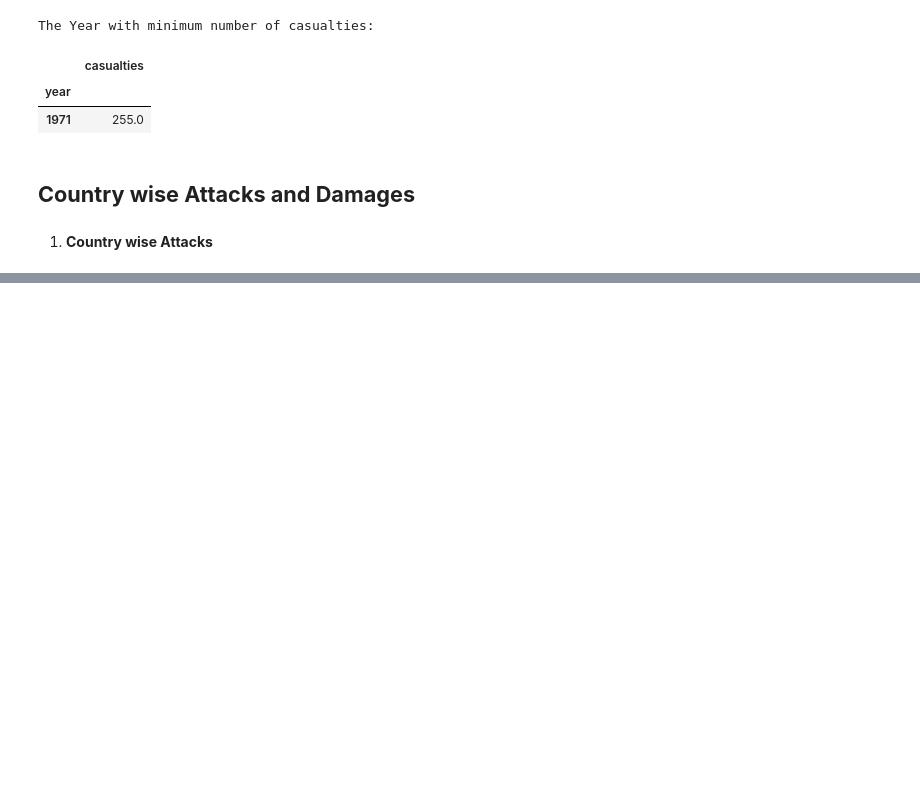
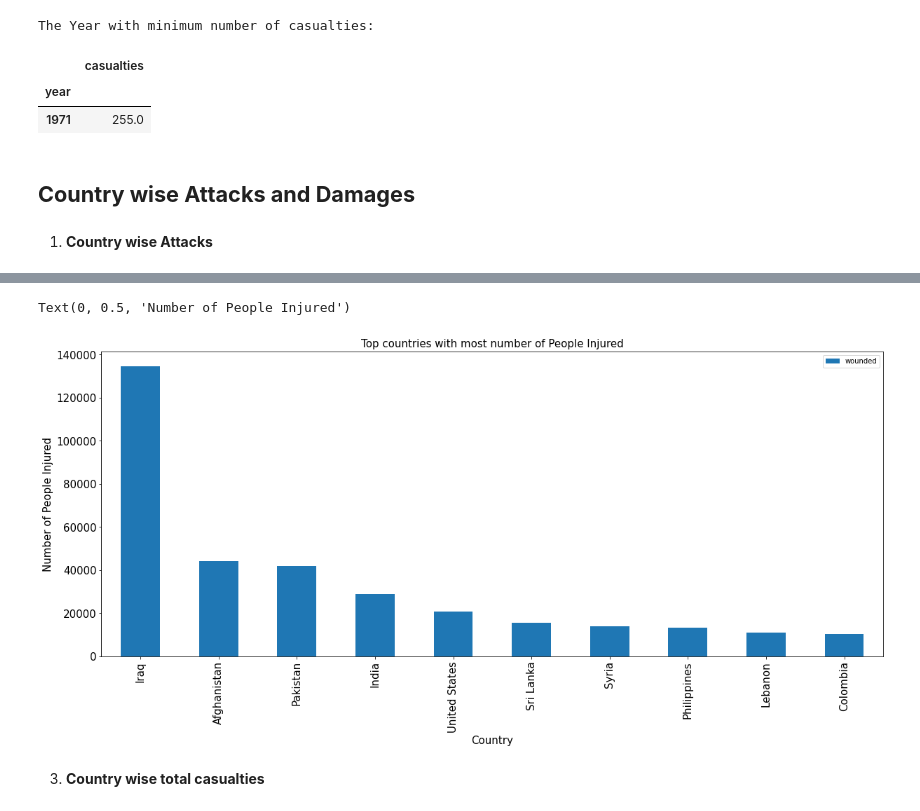
Before and after one commit to kumarraviranjan845/Global-Terrorism-Analysis, a Jupyter notebook: Global_Terrorism_Analysis_Capstone_Project.ipynb, the cells around one changed output, grey strips where cells are left out. Saved outputs shown, nothing was run; the diff lists cells and outputs as text; code cells hidden in the pictures; blank space fills up the shorter version.

```diff
--- a/Global_Terrorism_Analysis_Capstone_Project.ipynb
+++ b/Global_Terrorism_Analysis_Capstone_Project.ipynb
@@ -274,0 +345,4 @@ country_attacks
+# %%
+country_injured = terrorism[['country', 'wounded']].groupby('country').sum().sort_values('wounded', ascending=False)
+top_country_injured = country_injured.head(10)
+top_country_injured
@@ -274,0 +362,10 @@ country_attacks
+# %%
+top_country_injured.plot(kind="bar", fontsize=15, figsize=(20, 8))
+plt.title("Top countries with most number of People Injured", fontsize=15)
+plt.xlabel("Country", fontsize=15)
+plt.ylabel("Number of People Injured", fontsize=15)
+# %% [output]
+Text(0, 0.5, 'Number of People Injured')
+[figure, added]
+# %% [markdown]
+3. **Country wise total casualties**
```
Also changed, not shown: parts of 12 cells of this notebook.
